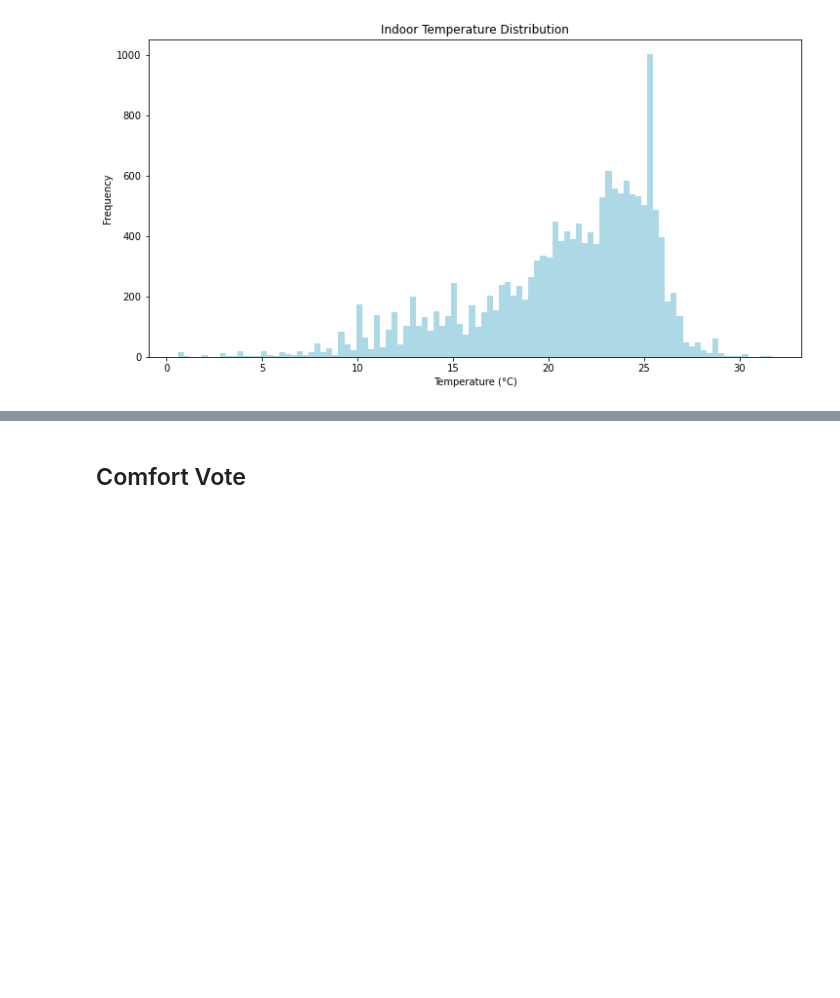
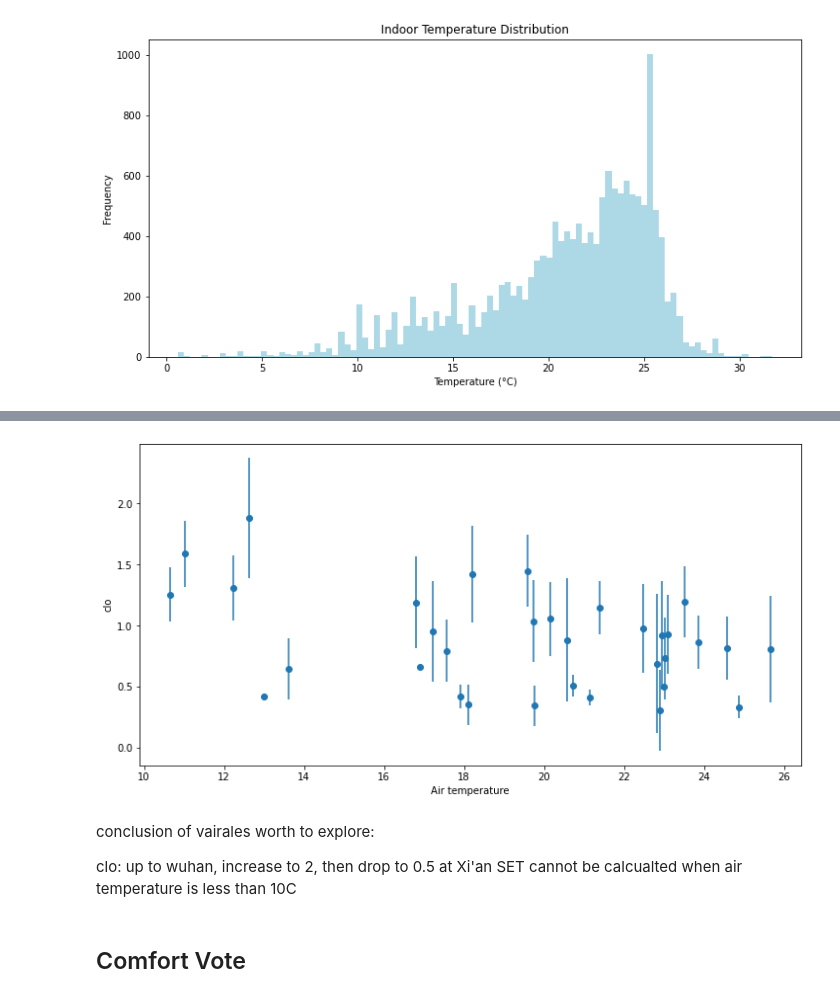
Before and after one commit to ruijis/RD_comfort, a Jupyter notebook: Data_explore.ipynb, the cells around one changed output, grey strips where cells are left out. Drawn from its saved outputs; the diff is of its cells as text; code cells hidden in the pictures; blank space fills up the shorter version.

```diff
--- a/Data_explore.ipynb
+++ b/Data_explore.ipynb
@@ -149,3 +136,21 @@ plt.show()
+# %%
+# calcualte the mean of the SUN variable for each city
+df_city['x_mean'] = [df[df['city'] == city][x].mean() for city in df_city['city']]
+# calcualte the standard deviation of the SUN variable for each city
+df_city['x_var'] = [df[df['city'] == city][x].std() for city in df_city['city']]
+# scatter plot the x_mean against latitude, and add error bars using x_var
+plt.figure(figsize=(12, 6))
+plt.errorbar(df_city['ta'], df_city['x_mean'], yerr=df_city['x_var'], fmt='o')
+plt.xlabel('Air temperature')
+plt.ylabel(x)
+plt.show()
+# %% [output]
+[figure, added]
+# %% [markdown]
+conclusion of vairales worth to explore:
+
+clo: up to wuhan, increase to 2, then drop to 0.5 at Xi'an </br>
+SET cannot be calcualted when air temperature is less than 10C
 # %% [markdown]
 ## Comfort Vote
 # %%
```
Also changed, not shown: parts of 11 cells of this notebook, 5 other files.
